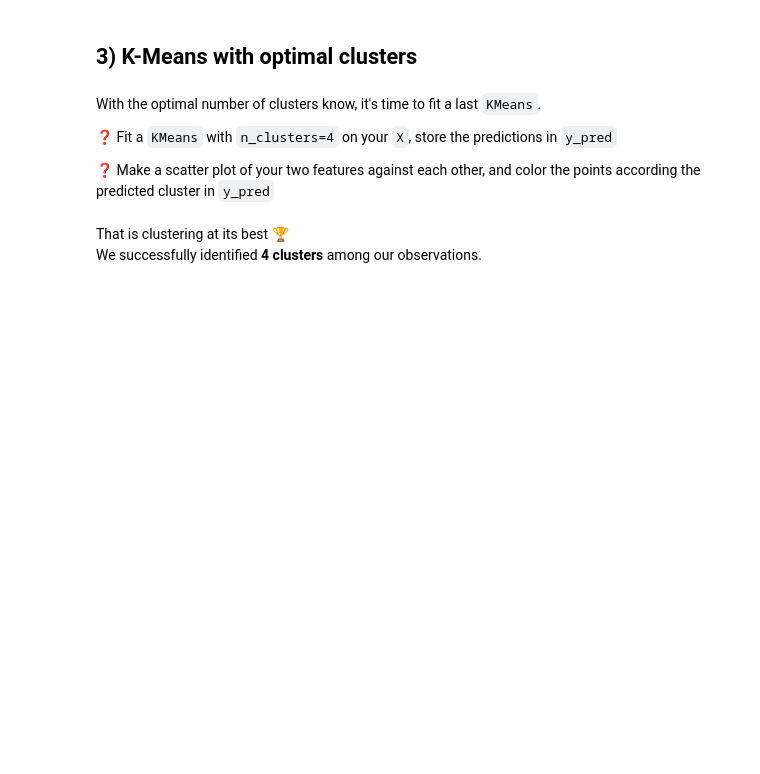
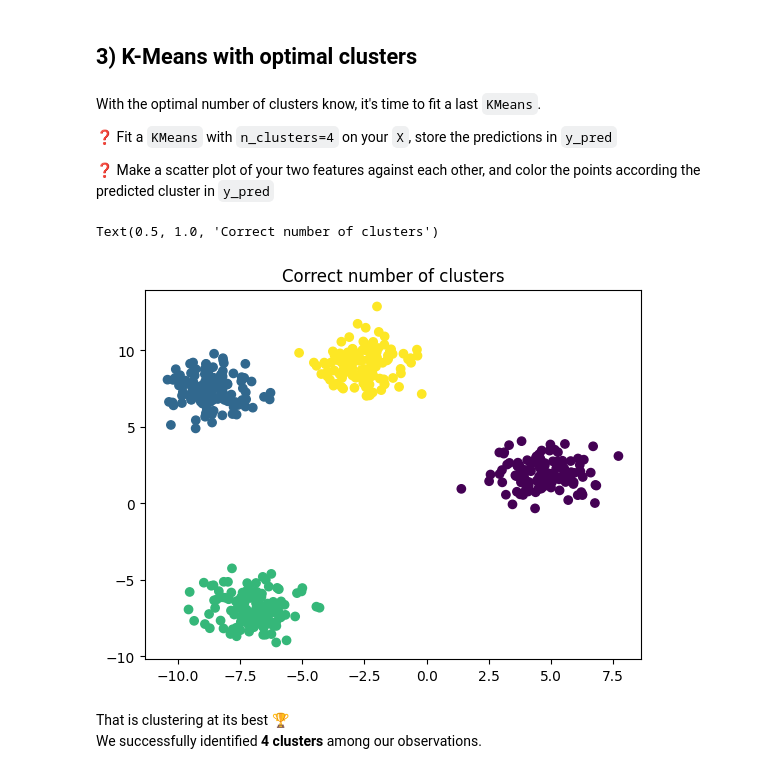
Before and after one commit to multiyumz/data-science-challenges, a Jupyter notebook: data-image-compression/warmup_k_means.ipynb, the cells around one changed output. Cells and saved outputs as stored; diff of their text form; code cells hidden in the pictures; blank space fills up the shorter version.

```diff
--- a/data-image-compression/warmup_k_means.ipynb
+++ b/data-image-compression/warmup_k_means.ipynb
@@ -139,3 +221,11 @@ With the optimal number of clusters know, it's time to fit a last `KMeans`.
+# %%
+y_pred = KMeans(n_clusters=4, random_state=42).fit_predict(X)
+# %%
+plt.scatter(x=X[:,0], y=X[:,1], c=y_pred)
+plt.title("Correct number of clusters")
+# %% [output]
+Text(0.5, 1.0, 'Correct number of clusters')
+[figure, added]
 # %% [markdown]
 That is clustering at its best 	🏆
 We successfully identified **4 clusters** among our observations.
```
Also changed, not shown: parts of 17 cells of this notebook, 1 other file.
